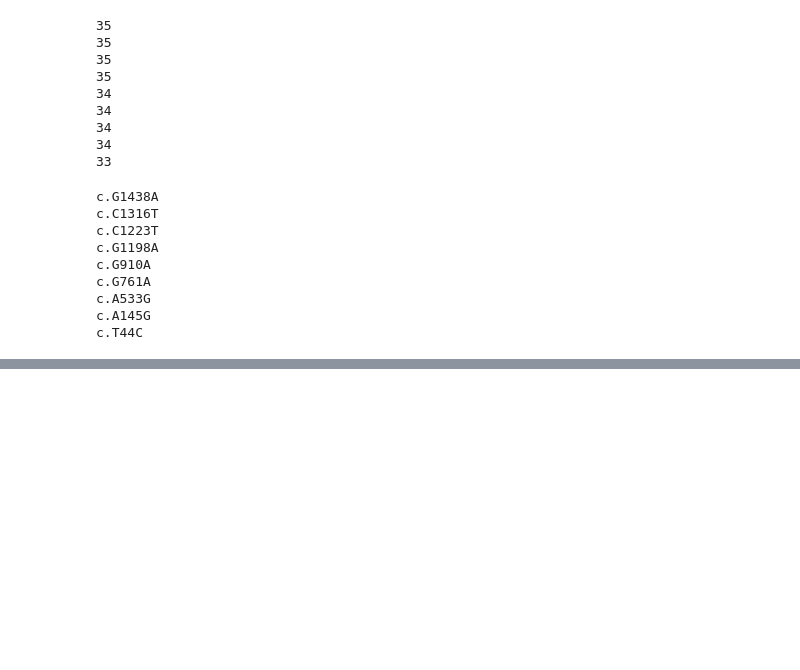
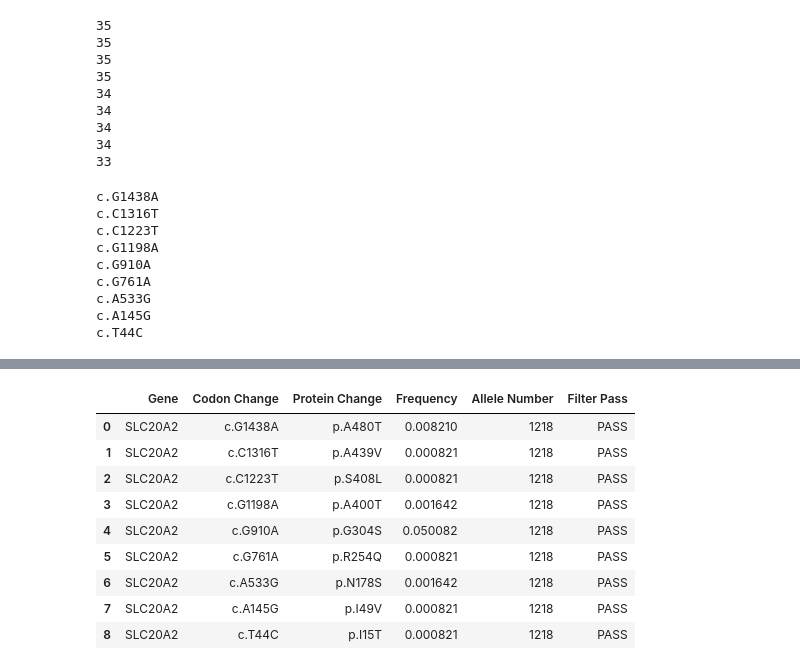
Before and after one commit to mouradap/abraomAnalysis, a Jupyter notebook: analysis.ipynb, the cells around one changed output, grey strips where cells are left out. Cells and saved outputs as stored; diff of their text form; code cells hidden in the pictures; blank space fills up the shorter version.

```diff
--- a/analysis.ipynb
+++ b/analysis.ipynb
@@ -148,0 +145,27 @@ nsVar['KIAA1161']
+# %%
+varAnnot = dict()
+def extractNSVar(dictionary, gene):
+    cdsChange = []
+    proteinChange = []
+    frequency = []
+    alleleNum = []
+    filterpass = []
+    for var in nsVar[gene]['PredConsequence.refGene']:
+        if ',' in var:
+        #print(var[var.find('p.'):var.find(',')])
+            cdsChange.append(var[var.find('c.'):var.find(':p.')])
+            proteinChange.append(var[var.find('p.'):var.find(',')])
+        else:
+            cdsChange.append(var[var.find('c.'):var.find(':p.')])
+            proteinChange.append(var[var.find('p.'):])
+
+    for var in nsVar[gene]['Frequencies']:
+        frequency.append(var)
+
+    for var in nsVar[gene]['Allele number']:
+        alleleNum.append(var)
+
+    for var in nsVar[gene]['FILTER']:
+        filterpass.append(var)
+
+    varAnnot[gene] = (list(zip(cdsChange, proteinChange, frequency, alleleNum, filterpass)))
@@ -148,0 +219,4 @@ nsVar['KIAA1161']
+# %%
+slc20a2 = pd.DataFrame(varAnnot['SLC20A2'])
+# %%
+slc20a2.columns = ['Codon Change', 'Protein Change', 'Frequency', 'Allele Number', 'Filter Pass']
@@ -148,0 +225,16 @@ nsVar['KIAA1161']
+# %%
+cols = slc20a2.columns.tolist()
+cols = cols[-1:] + cols[:-1]
+slc20a2 = slc20a2[cols]
+slc20a2
+# %% [output]
+|  | Gene | Codon Change | Protein Change | Frequency | Allele Number | Filter Pass |
+| 0 | SLC20A2 | c.G1438A | p.A480T | 0.008210 | 1218 | PASS |
+| 1 | SLC20A2 | c.C1316T | p.A439V | 0.000821 | 1218 | PASS |
+| 2 | SLC20A2 | c.C1223T | p.S408L | 0.000821 | 1218 | PASS |
+| 3 | SLC20A2 | c.G1198A | p.A400T | 0.001642 | 1218 | PASS |
+| 4 | SLC20A2 | c.G910A | p.G304S | 0.050082 | 1218 | PASS |
+| 5 | SLC20A2 | c.G761A | p.R254Q | 0.000821 | 1218 | PASS |
+| 6 | SLC20A2 | c.A533G | p.N178S | 0.001642 | 1218 | PASS |
+| 7 | SLC20A2 | c.A145G | p.I49V | 0.000821 | 1218 | PASS |
+| 8 | SLC20A2 | c.T44C | p.I15T | 0.000821 | 1218 | PASS |
```
Also changed, not shown: parts of 32 cells of this notebook, 4 other files.
